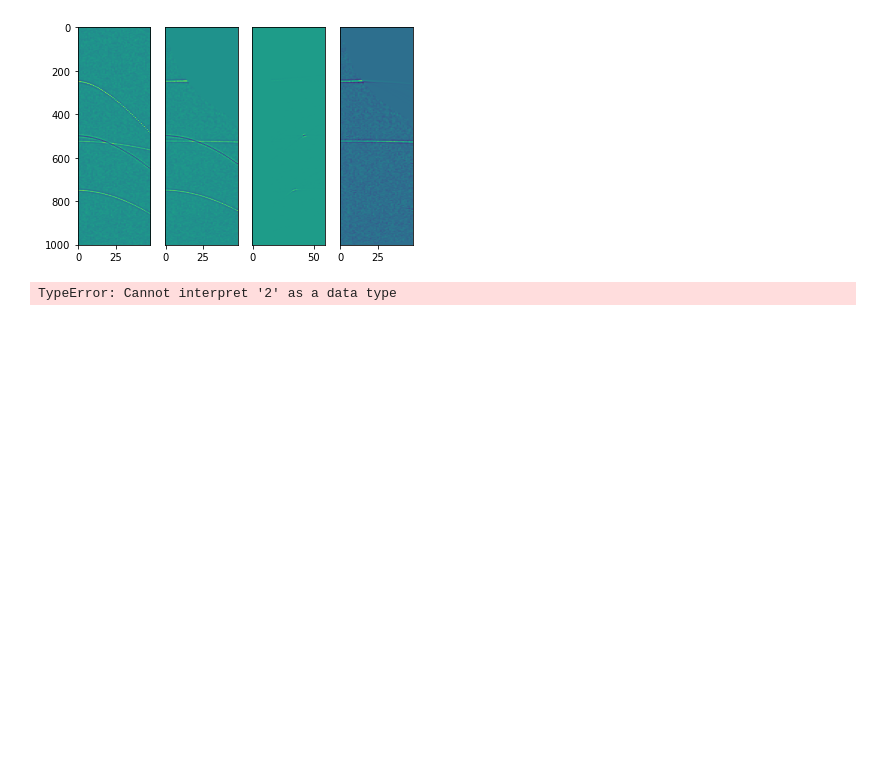
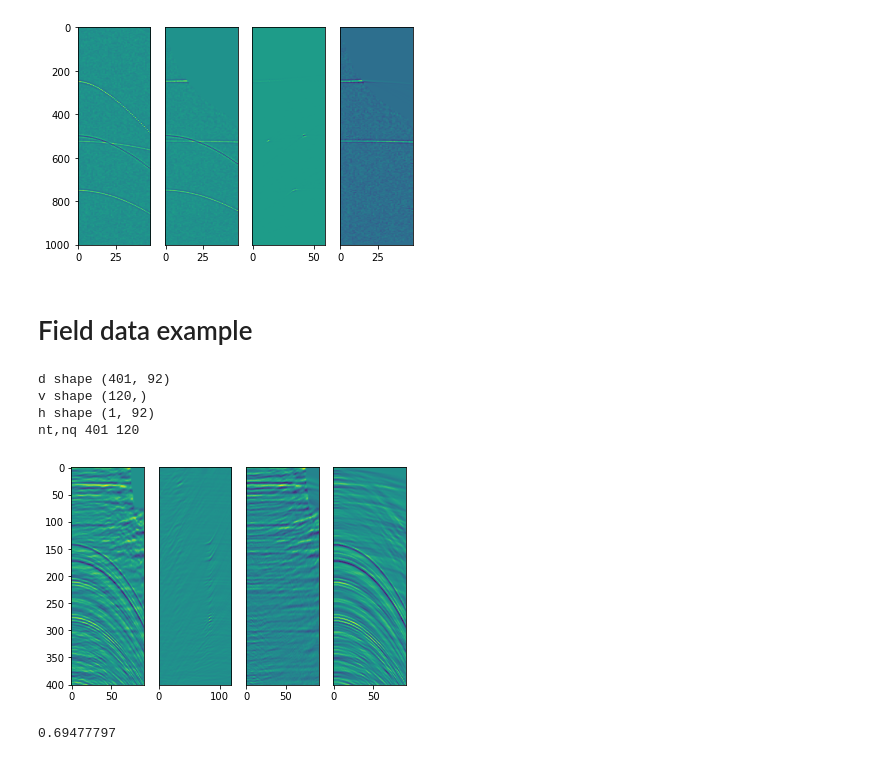
Before and after one commit to chenyk1990/geo-class, a Jupyter notebook: multi-dim-ana/Parabolic_radon.ipynb, the cells around one changed output. Saved outputs shown, nothing was run; the diff lists cells and outputs as text; code cells hidden in the pictures; blank space fills up the shorter version.

```diff
--- a/multi-dim-ana/Parabolic_radon.ipynb
+++ b/multi-dim-ana/Parabolic_radon.ipynb
@@ -71,7 +71,7 @@ def demultiple_radon(d,dt,h,qmin,qmax,nq,N1,N2,q_cut):
 
     nq=len(q);
     iq_cut=np.int32(np.floor((q_cut-qmin)/dq)+1);
-    mc=m;
+    mc=m.copy();
 
     mc[:,0:iq_cut+1]=0; #Keep multiples in the Radon panel
 
@@ -241,7 +200,50 @@ plt.subplot(1,4,4)
 plt.imshow(D1p,aspect='auto');plt.gca().set_yticks([]);
 # %% [output]
 [figure]
-# %%
-np.zeros(3,2)
-# %% [output]
-TypeError: Cannot interpret '2' as a data type
+# %% [markdown]
+# Field data example
+# %%
+import numpy as np
+import scipy.io
+# Please download data from https://github.com/chenyk1990/smalldata/blob/main/demul_field.mat
+data=scipy.io.loadmat('demul_field.mat')
+D=data['D']
+dt=data['dt']
+h=data['h']
+[nt,nx]=D.shape;
+
+D = D[800:1201,:];
+# %%
+qmin = -0.3;
+qmax = .8;
+nq = 120;
+flow = 2.;
+fhigh = 90;
+mu = 0.1;
+q_cut = 0.025;
+N1=20;
+N2=1;
+P,M = demultiple_radon(D,dt,h,qmin,qmax,nq,N1,N2,q_cut);
+
+# demultiple_radon(D1,dt,h,qmin,qmax,nq,N1,N2,q_cut);
+
+import matplotlib.pyplot as plt
+plt.figure;
+plt.subplot(1,4,1)
+plt.imshow(D,aspect='auto')
+plt.subplot(1,4,2)
+plt.imshow(M,aspect='auto',clim=[-1,1]);plt.gca().set_yticks([]);
+plt.subplot(1,4,3)
+plt.imshow(P,aspect='auto');plt.gca().set_yticks([]);
+plt.subplot(1,4,4)
+plt.imshow(D-P,aspect='auto');plt.gca().set_yticks([]);
+# %% [output]
+d shape (401, 92)
+v shape (120,)
+h shape (1, 92)
+nt,nq 401 120
+[figure, added]
+# %%
+M.max()
+# %% [output]
+0.69477797
```
Also changed, not shown: parts of 6 cells of this notebook, 1 other file.
